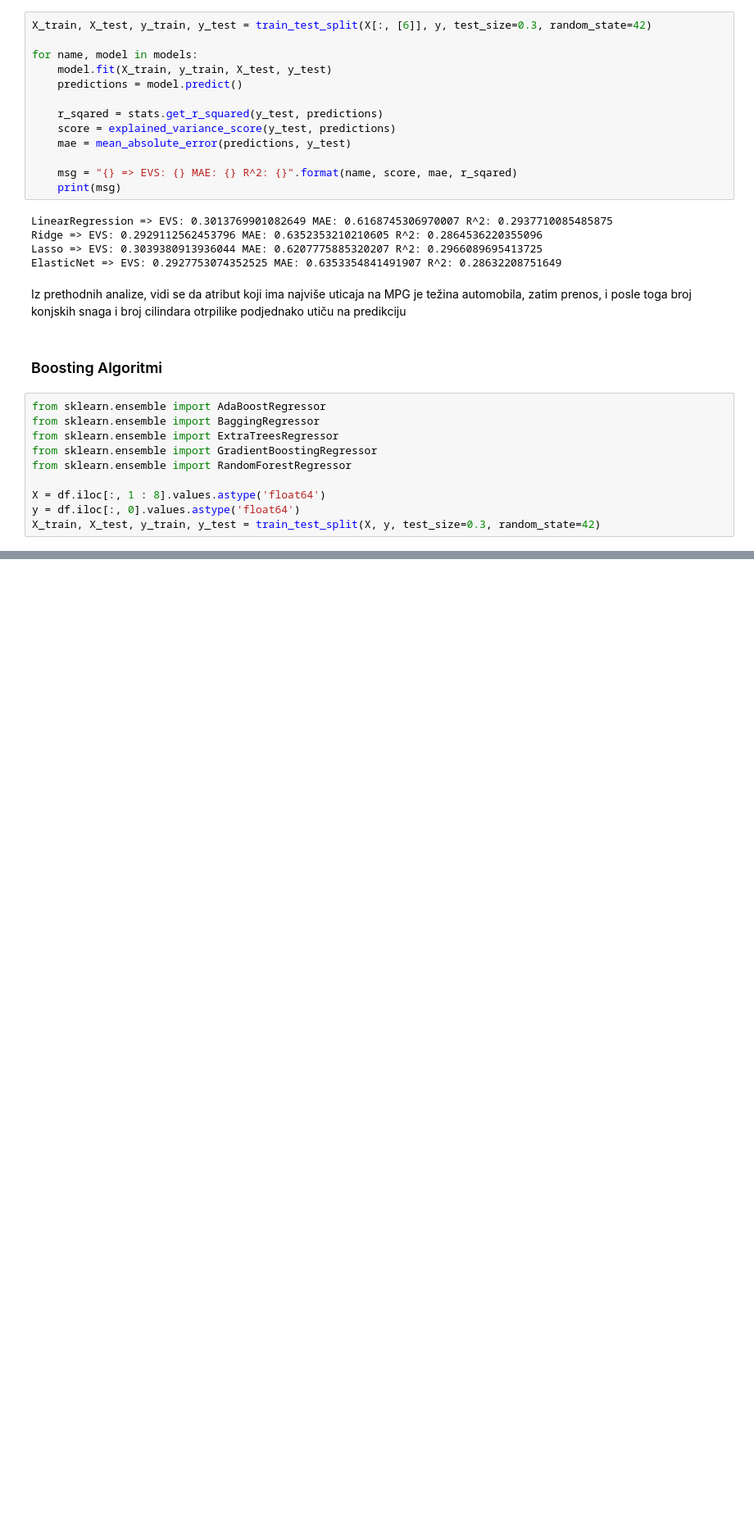
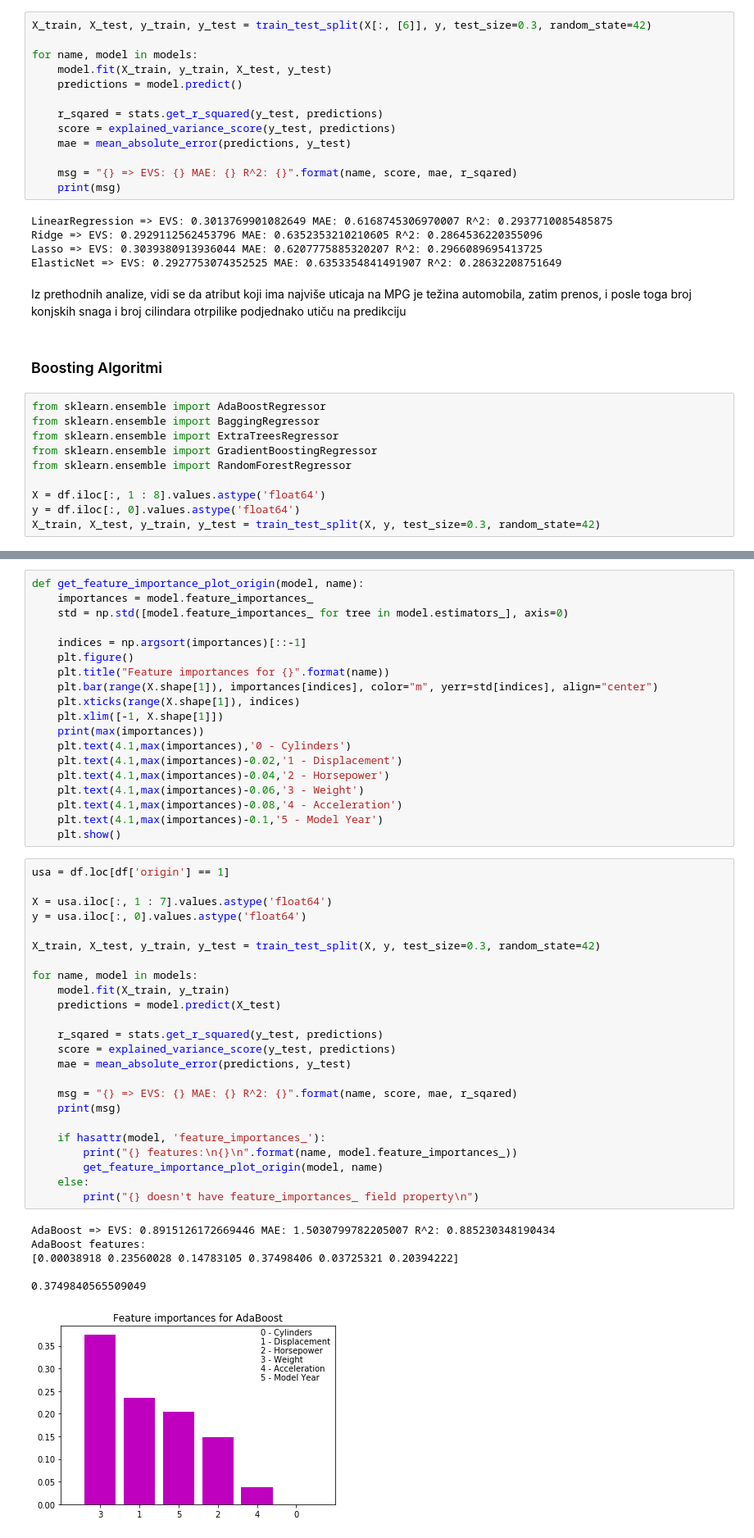
Before and after one commit to aleksandarskrbic/car-economy-ori, a Jupyter notebook: ori_notebook.ipynb, the cells around one changed output, grey strips where cells are left out. Shown at 82% size. Saved outputs shown, nothing was run; the diff lists cells and outputs as text; blank space fills up the shorter version.

```diff
--- a/ori_notebook.ipynb
+++ b/ori_notebook.ipynb
@@ -645,0 +679,50 @@ Za **RandomForest** algoritam najvažniji atributi su: prenos, broj konjskih sna
+# %%
+def get_feature_importance_plot_origin(model, name):
+    importances = model.feature_importances_
+    std = np.std([model.feature_importances_ for tree in model.estimators_], axis=0)
+
+    indices = np.argsort(importances)[::-1]
+    plt.figure()
+    plt.title("Feature importances for {}".format(name))
+    plt.bar(range(X.shape[1]), importances[indices], color="m", yerr=std[indices], align="center")
+    plt.xticks(range(X.shape[1]), indices)
+    plt.xlim([-1, X.shape[1]])
+    print(max(importances))
+    plt.text(4.1,max(importances),'0 - Cylinders')
+    plt.text(4.1,max(importances)-0.02,'1 - Displacement')
+    plt.text(4.1,max(importances)-0.04,'2 - Horsepower')
+    plt.text(4.1,max(importances)-0.06,'3 - Weight')
+    plt.text(4.1,max(importances)-0.08,'4 - Acceleration')
+    plt.text(4.1,max(importances)-0.1,'5 - Model Year')
+    plt.show()
+# %%
+usa = df.loc[df['origin'] == 1]
+
+X = usa.iloc[:, 1 : 7].values.astype('float64')
+y = usa.iloc[:, 0].values.astype('float64')
+
+X_train, X_test, y_train, y_test = train_test_split(X, y, test_size=0.3, random_state=42)
+
+for name, model in models:
+    model.fit(X_train, y_train)
+    predictions = model.predict(X_test)
+
+    r_sqared = stats.get_r_squared(y_test, predictions)
+    score = explained_variance_score(y_test, predictions)
+    mae = mean_absolute_error(predictions, y_test)
+
+    msg = "{} => EVS: {} MAE: {} R^2: {}".format(name, score, mae, r_sqared)
+    print(msg)
+
+    if hasattr(model, 'feature_importances_'):
+        print("{} features:\n{}\n".format(name, model.feature_importances_))
+        get_feature_importance_plot_origin(model, name)
+    else:
+        print("{} doesn't have feature_importances_ field property\n")
+# %% [output]
+AdaBoost => EVS: 0.8915126172669446 MAE: 1.5030799782205007 R^2: 0.885230348190434
+AdaBoost features:
+[0.00038918 0.23560028 0.14783105 0.37498406 0.03725321 0.20394222]
+
+0.3749840565509049
+[figure, added]
```
Also changed, not shown: parts of 18 cells of this notebook.
